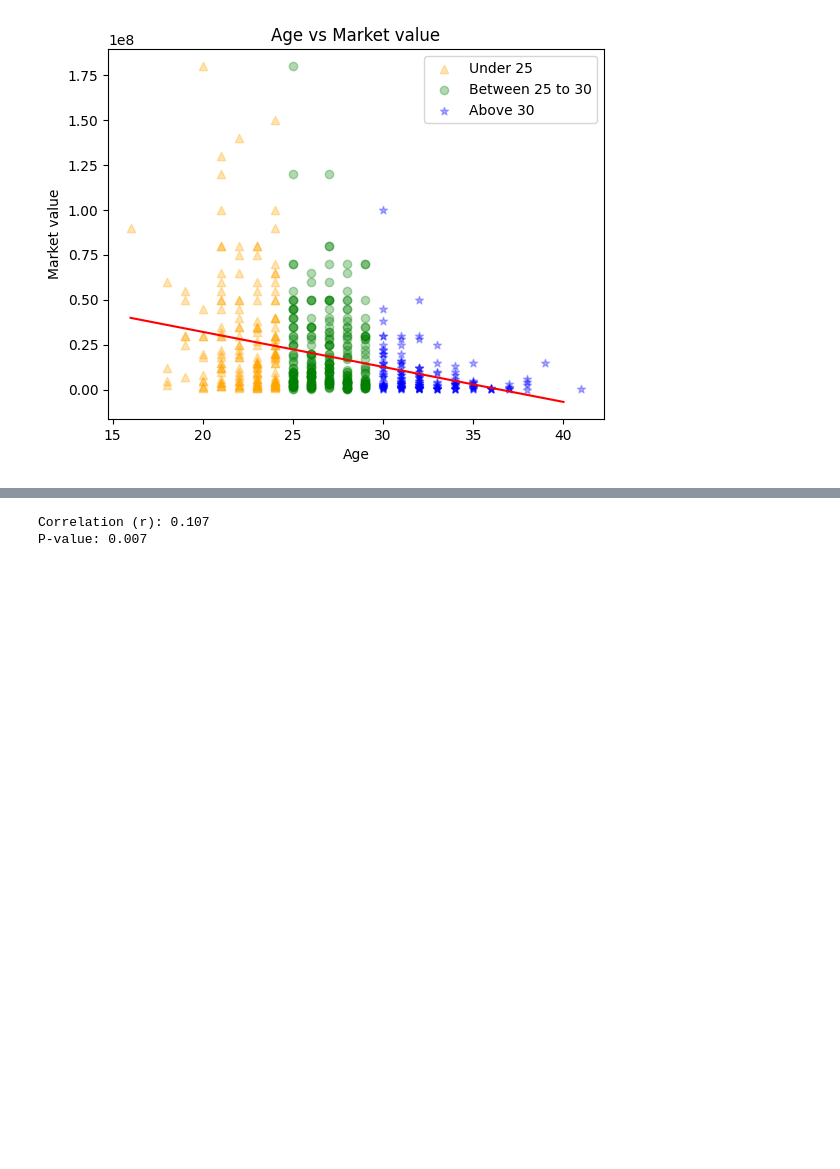
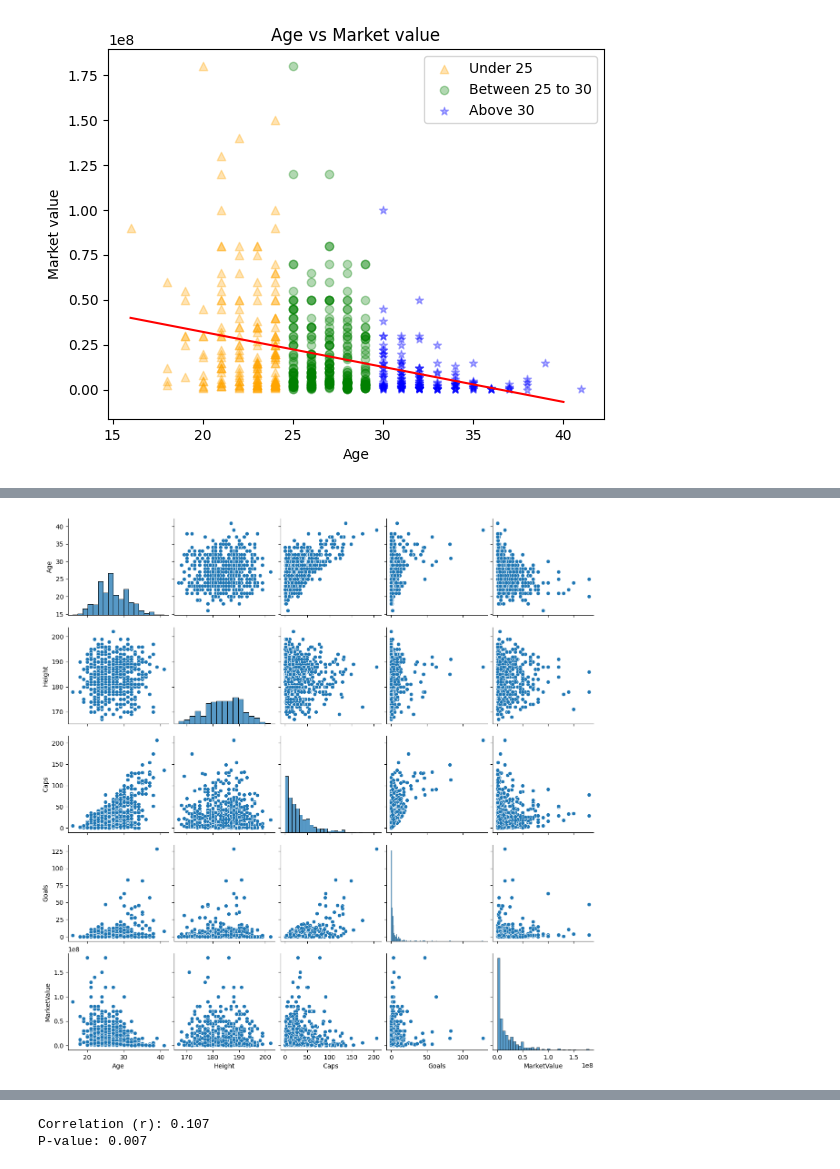
Before and after one commit to imran4070ti/euro_2024, a Jupyter notebook: euro2024.ipynb, the cells around one changed output, grey strips where cells are left out. Saved outputs shown, nothing was run; the diff lists cells and outputs as text; code cells hidden in the pictures; blank space fills up the shorter version.

```diff
--- a/euro2024.ipynb
+++ b/euro2024.ipynb
@@ -269,0 +280,5 @@ plt.show()
+# %%
+sns.pairplot(df)
+plt.show()
+# %% [output]
+[figure, added]
```
Also changed, not shown: parts of 6 cells of this notebook.
